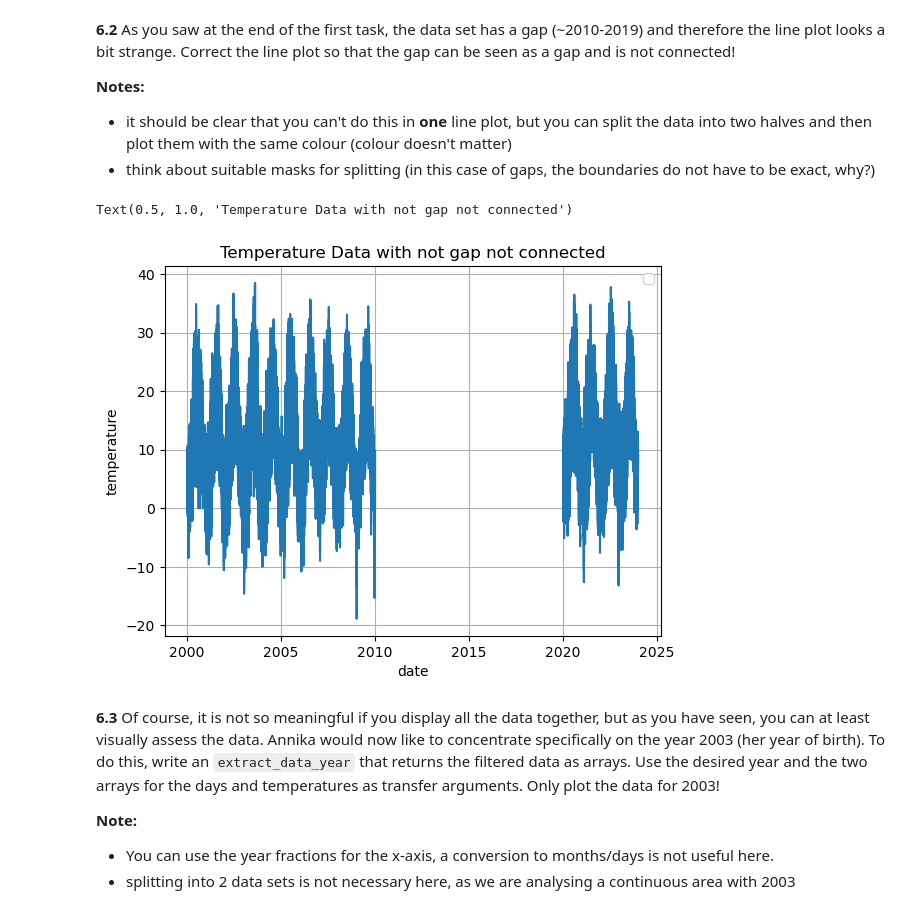
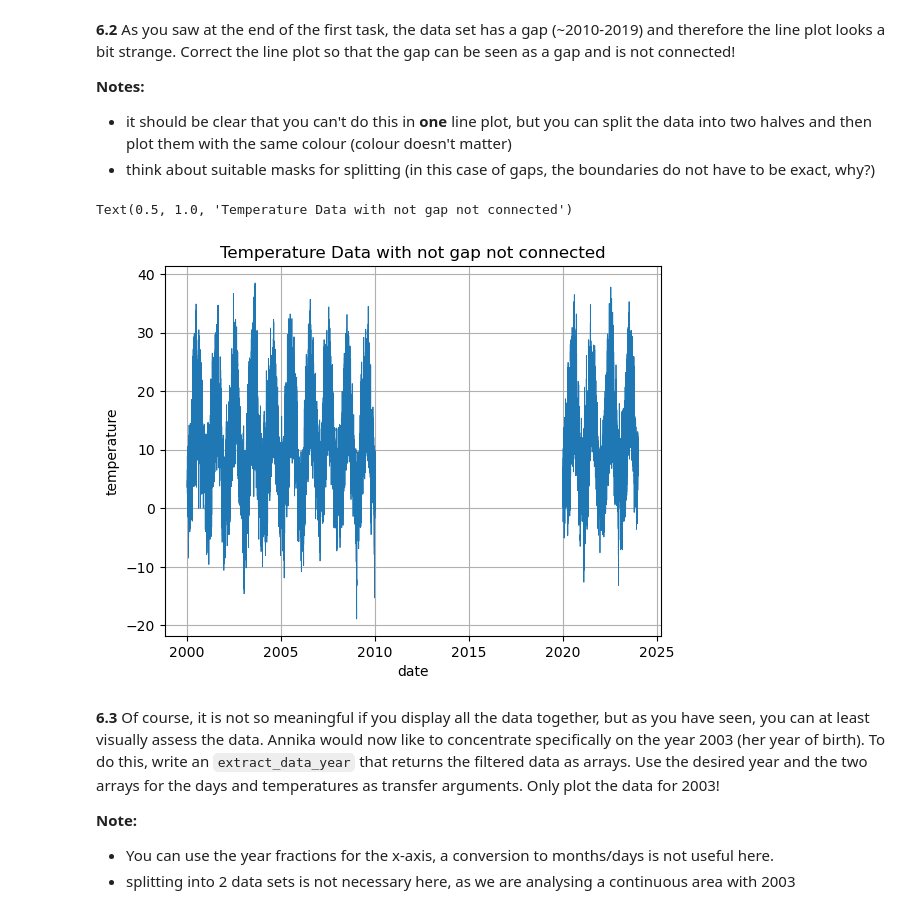
Before and after one commit to benjbrandt/physics725, a Jupyter notebook: Week3/08_Exercises_and_Homework_Week_3.ipynb, the cells around one changed output. Drawn from its saved outputs; the diff is of its cells as text; code cells hidden in the pictures.

```diff
--- a/Week3/08_Exercises_and_Homework_Week_3.ipynb
+++ b/Week3/08_Exercises_and_Homework_Week_3.ipynb
@@ -411,23 +427,23 @@ Text(0.5, 1.0, 'Filtered Temperature Data')
 # %%
 # cut data into first_part and second_part arrays
 date_first_part = MESS_DATUM_fixed[MESS_DATUM_fixed<2015]
 temperature_first_part = Temperatur_fixed[MESS_DATUM_fixed<2015]
 
 date_second_part = MESS_DATUM_fixed[MESS_DATUM_fixed>2015]
 temperature_second_part = Temperatur_fixed[MESS_DATUM_fixed>2015]
 
 
-plt.plot(date_first_part, temperature_first_part, 'tab:blue')
-plt.plot(date_second_part, temperature_second_part, 'tab:blue')
+plt.plot(date_first_part, temperature_first_part, 'tab:blue', linewidth='0.6')
+plt.plot(date_second_part, temperature_second_part, 'tab:blue', linewidth='0.6')
 
 plt.xlabel('date')
 plt.ylabel('temperature')
-plt.legend()
+#plt.legend()
 plt.grid()
 plt.title('Temperature Data with not gap not connected')
 # %% [output]
 Text(0.5, 1.0, 'Temperature Data with not gap not connected')
-[figure, old version]
+[figure, new version]
 # %% [markdown]
 
 **6.3** Of course, it is not so meaningful if you display all the data together, but as you have seen, you can at least visually assess the data. Annika would now like to concentrate specifically on the year 2003 (her year of birth). To do this, write an `extract_data_year` that returns the filtered data as arrays. Use the desired year and the two arrays for the days and temperatures as transfer arguments. Only plot the data for 2003!
```
Also changed, not shown: parts of 6 cells of this notebook.
